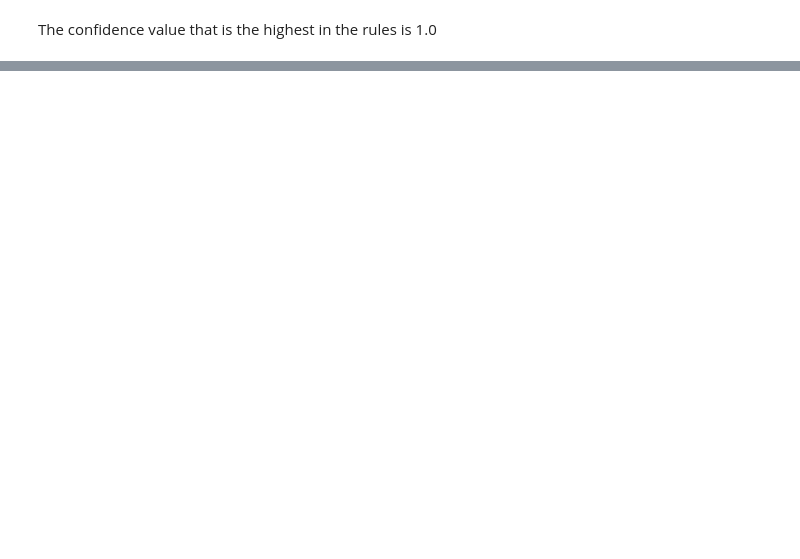
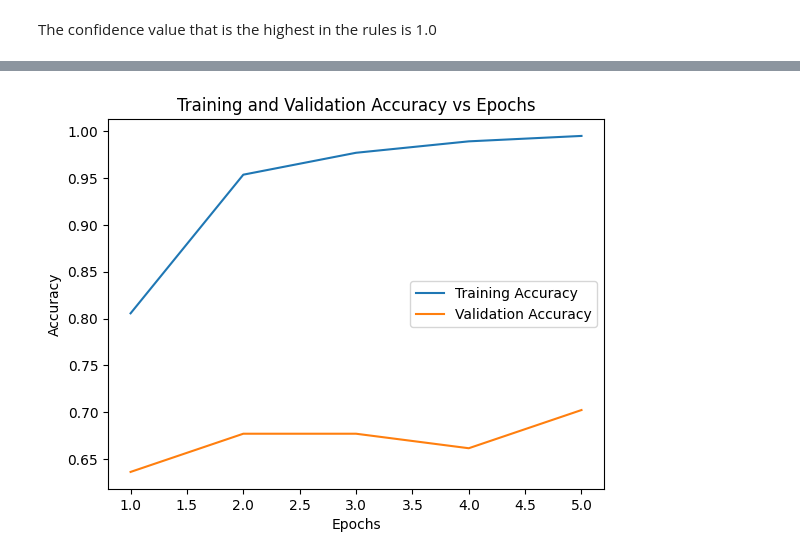
Before and after one commit to jowugbo/ProgrammingAssignment3, a Jupyter notebook: ProgrammingAssm3.ipynb, the cells around one changed output, grey strips where cells are left out. Drawn from its saved outputs; the diff is of its cells as text; code cells hidden in the pictures; blank space fills up the shorter version.

```diff
--- a/ProgrammingAssm3.ipynb
+++ b/ProgrammingAssm3.ipynb
@@ -80,0 +333,14 @@ The confidence value that is the highest in the rules is 1.0
+# %%
+numOfEpoch = [1, 2, 3, 4, 5]
+acc = [0.8056, 0.9537, 0.9771, 0.9893, 0.9951]
+val_acc = [0.6362, 0.6770, 0.6770, 0.6615, 0.7023]
+
+plt.plot(numOfEpoch, acc, label='Training Accuracy')
+plt.plot(numOfEpoch, val_acc, label='Validation Accuracy')
+plt.xlabel('Epochs')
+plt.ylabel('Accuracy')
+plt.title('Training and Validation Accuracy vs Epochs')
+plt.legend()
+plt.show()
+# %% [output]
+[figure, added]
```
Also changed, not shown: parts of 19 cells of this notebook, 1 other file.
